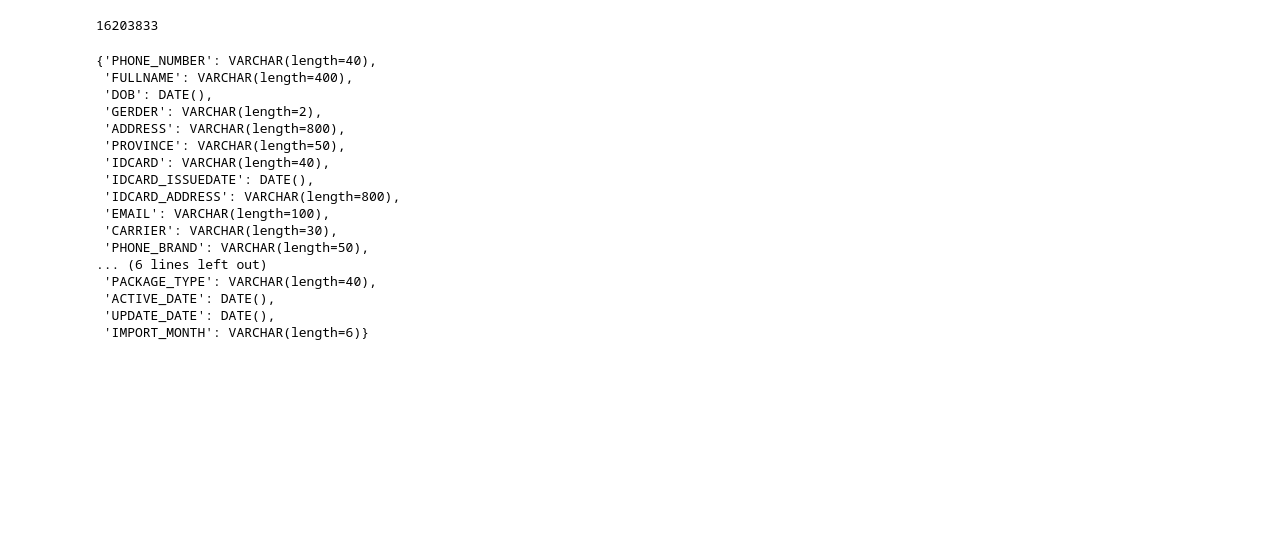
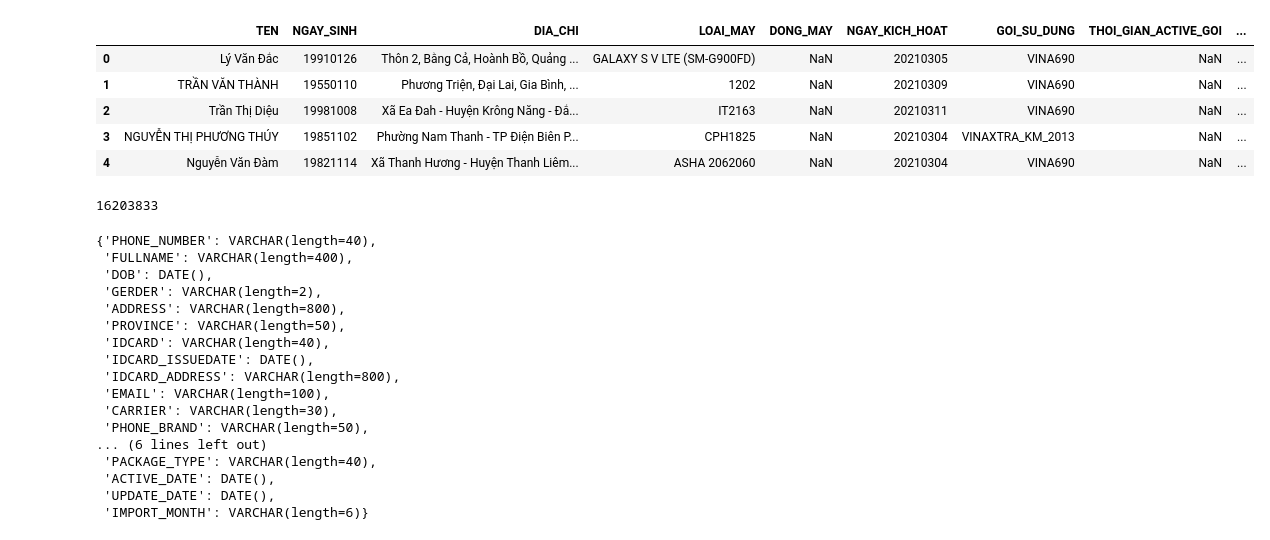
Before and after one commit to datkt1998/dtt_data_pipeline, a Jupyter notebook: Untitled.ipynb, the cells around one changed output. Drawn from its saved outputs; the diff is of its cells as text; code cells hidden in the pictures; blank space fills up the shorter version.

Commit message:
full telco info 3 nha mang

```diff
--- a/Untitled.ipynb
+++ b/Untitled.ipynb
@@ -0,0 +7,16 @@
+# %%
+import os
+folder = r'D:\DATA SUPERLAKE\2. DATA\3_telco\1_info\3_vinaphone\save'
+files = os.listdir(folder)
+res = {}
+for f in files:
+    res[f]= [i.lower() for i in sorted(pd.read_csv(os.path.join(folder,f),sep = "|",on_bad_lines='skip',quoting=csv.QUOTE_NONE, nrows=1).columns.tolist())]
+# %%
+pd.read_csv(os.path.join(folder,os.listdir(folder)[0]),sep = "|",on_bad_lines='skip', nrows=5)
+# %% [output]
+|  | TEN | NGAY_SINH | DIA_CHI | LOAI_MAY | DONG_MAY | NGAY_KICH_HOAT | GOI_SU_DUNG | THOI_GIAN_ACTIVE_GOI | ... |
+| 0 | Lý Văn Đắc | 19910126 | Thôn 2, Bằng Cả, Hoành Bồ, Quảng ... | GALAXY S V LTE (SM-G900FD) | NaN | 20210305 | VINA690 | NaN | ... |
+| 1 | TRẦN VĂN THÀNH | 19550110 | Phương Triện, Đại Lai, Gia Bình, ... | 1202 | NaN | 20210309 | VINA690 | NaN | ... |
+| 2 | Trần Thị Diệu | 19981008 | Xã Ea Đah - Huyện Krông Năng - Đắ... | IT2163 | NaN | 20210311 | VINA690 | NaN | ... |
+| 3 | NGUYỄN THỊ PHƯƠNG THÚY | 19851102 | Phường Nam Thanh - TP Điện Biên P... | CPH1825 | NaN | 20210304 | VINAXTRA_KM_2013 | NaN | ... |
+| 4 | Nguyễn Văn Đàm | 19821114 | Xã Thanh Hương - Huyện Thanh Liêm... | ASHA 2062060 | NaN | 20210304 | VINA690 | NaN | ... |
```
Also changed, not shown: parts of 3 cells of this notebook, 7 other files.
